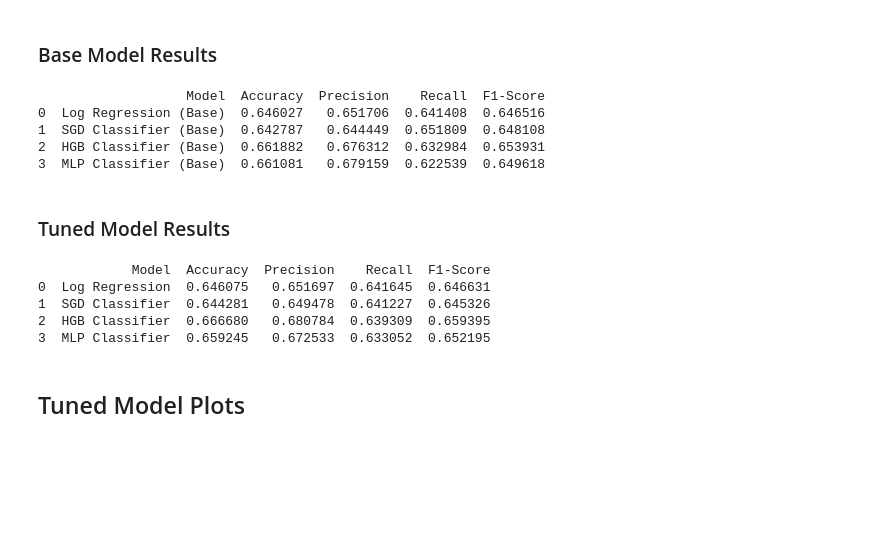
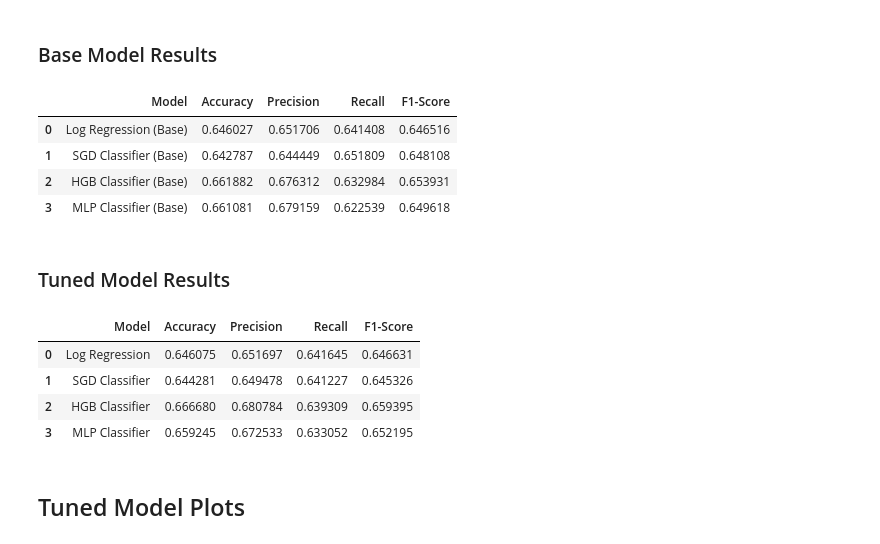
Before and after one commit to ekrichards/DSC288R_Capstone, a Jupyter notebook: notebooks/Classification.ipynb, the cells around one changed output. Drawn from its saved outputs; the diff is of its cells as text; code cells hidden in the pictures; blank space fills up the shorter version.

```diff
--- a/notebooks/Classification.ipynb
+++ b/notebooks/Classification.ipynb
@@ -175,24 +187,24 @@ def clf_permutation_importance(models_dict, X_test, y_test, scoring="accuracy",
 ### Base Model Results
 # %%
 df_clf_base, clf_preds_base = clf_evaluater(classification_models_base, X_test, y_test)
-print(df_clf_base)
+df_clf_base
 # %% [output]
-                   Model  Accuracy  Precision    Recall  F1-Score
-0  Log Regression (Base)  0.646027   0.651706  0.641408  0.646516
-1  SGD Classifier (Base)  0.642787   0.644449  0.651809  0.648108
-2  HGB Classifier (Base)  0.661882   0.676312  0.632984  0.653931
-3  MLP Classifier (Base)  0.661081   0.679159  0.622539  0.649618
+|  | Model | Accuracy | Precision | Recall | F1-Score |
+| 0 | Log Regression (Base) | 0.646027 | 0.651706 | 0.641408 | 0.646516 |
+| 1 | SGD Classifier (Base) | 0.642787 | 0.644449 | 0.651809 | 0.648108 |
+| 2 | HGB Classifier (Base) | 0.661882 | 0.676312 | 0.632984 | 0.653931 |
+| 3 | MLP Classifier (Base) | 0.661081 | 0.679159 | 0.622539 | 0.649618 |
 # %% [markdown]
 ### Tuned Model Results
 # %%
 df_clf_tuned, clf_preds_tuned = clf_evaluater(classification_models, X_test, y_test)
-print(df_clf_tuned)
+df_clf_tuned
 # %% [output]
-            Model  Accuracy  Precision    Recall  F1-Score
-0  Log Regression  0.646075   0.651697  0.641645  0.646631
-1  SGD Classifier  0.644281   0.649478  0.641227  0.645326
-2  HGB Classifier  0.666680   0.680784  0.639309  0.659395
-3  MLP Classifier  0.659245   0.672533  0.633052  0.652195
+|  | Model | Accuracy | Precision | Recall | F1-Score |
+| 0 | Log Regression | 0.646075 | 0.651697 | 0.641645 | 0.646631 |
+| 1 | SGD Classifier | 0.644281 | 0.649478 | 0.641227 | 0.645326 |
+| 2 | HGB Classifier | 0.666680 | 0.680784 | 0.639309 | 0.659395 |
+| 3 | MLP Classifier | 0.659245 | 0.672533 | 0.633052 | 0.652195 |
 # %% [markdown]
 ## Tuned Model Plots
 # %% [markdown]
```
Also changed, not shown: parts of 4 cells of this notebook, 1 other file.
